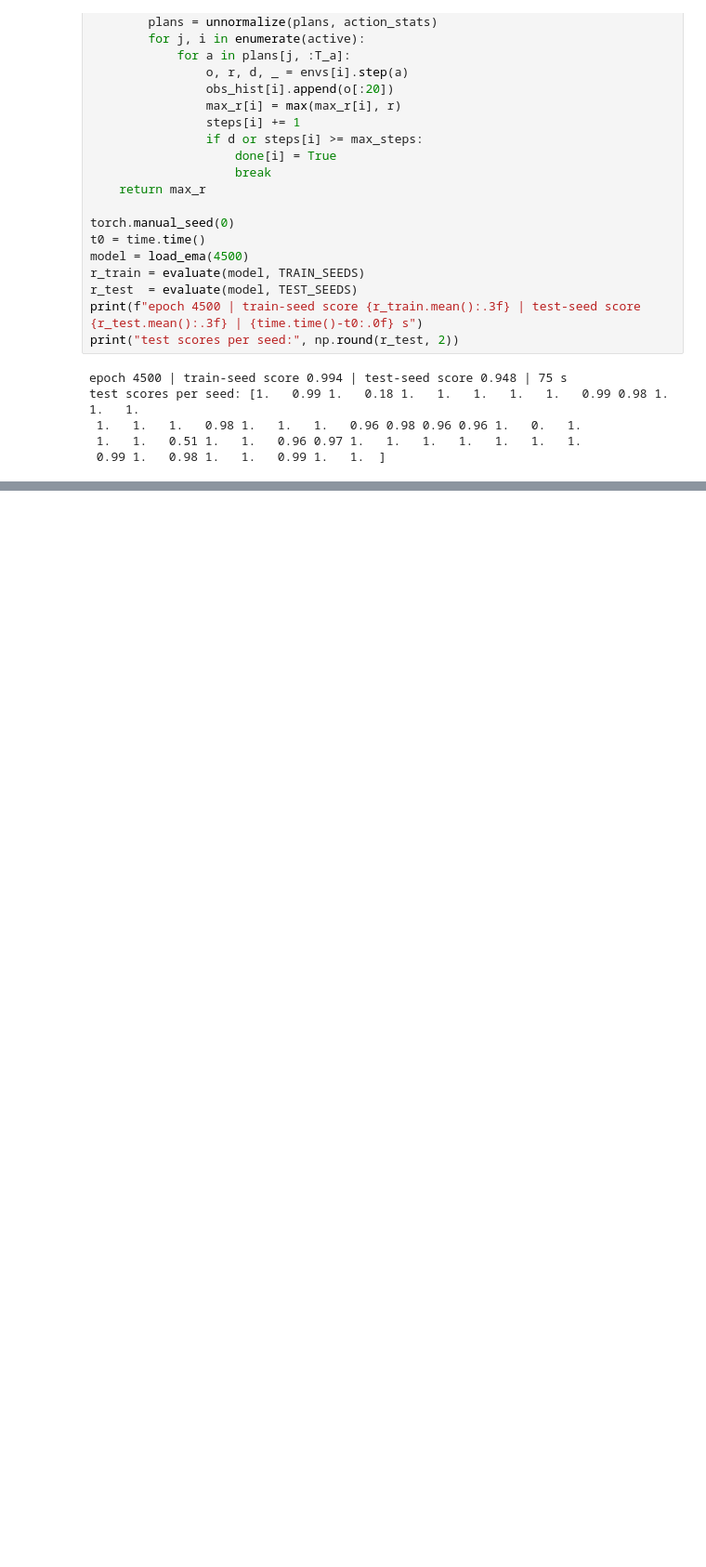
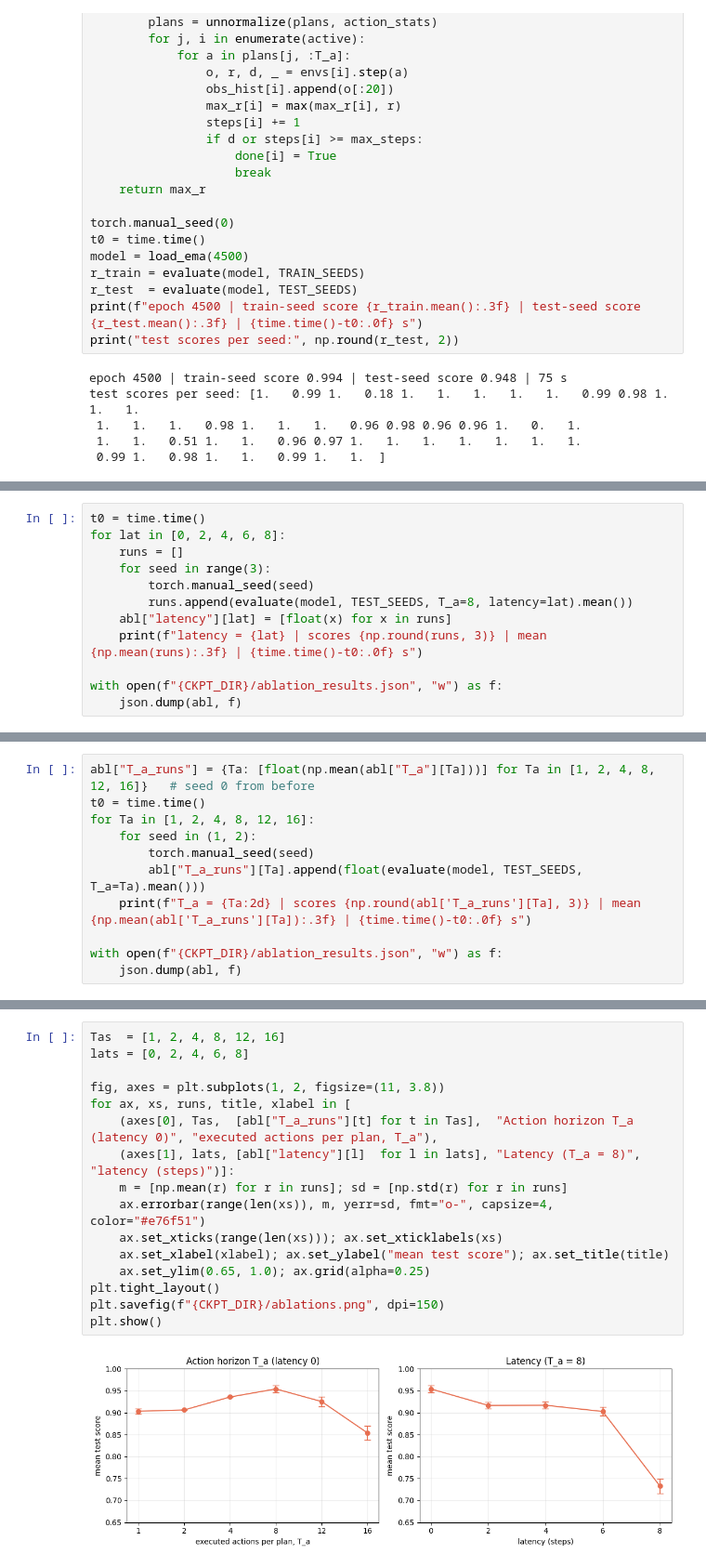
Before and after one commit to SaynaSarvar/visuomotor-diffusion-policy-pusht-reimplementation, a Jupyter notebook: notebooks/pusht_diffusion_policy.ipynb, the cells around one changed output, grey strips where cells are left out. Shown at 93% size. Drawn from its saved outputs; the diff is of its cells as text; blank space fills up the shorter version.

```diff
--- a/notebooks/pusht_diffusion_policy.ipynb
+++ b/notebooks/pusht_diffusion_policy.ipynb
@@ -834,0 +852,12 @@ with open(f"{CKPT_DIR}/ablation_results.json", "w") as f:
+# %%
+t0 = time.time()
+for lat in [0, 2, 4, 6, 8]:
+    runs = []
+    for seed in range(3):
+        torch.manual_seed(seed)
+        runs.append(evaluate(model, TEST_SEEDS, T_a=8, latency=lat).mean())
+    abl["latency"][lat] = [float(x) for x in runs]
+    print(f"latency = {lat} | scores {np.round(runs, 3)} | mean {np.mean(runs):.3f} | {time.time()-t0:.0f} s")
+
+with open(f"{CKPT_DIR}/ablation_results.json", "w") as f:
+    json.dump(abl, f)
@@ -834,0 +918,11 @@ with open(f"{CKPT_DIR}/ablation_results.json", "w") as f:
+# %%
+abl["T_a_runs"] = {Ta: [float(np.mean(abl["T_a"][Ta]))] for Ta in [1, 2, 4, 8, 12, 16]}   # seed 0 from before
+t0 = time.time()
+for Ta in [1, 2, 4, 8, 12, 16]:
+    for seed in (1, 2):
+        torch.manual_seed(seed)
+        abl["T_a_runs"][Ta].append(float(evaluate(model, TEST_SEEDS, T_a=Ta).mean()))
+    print(f"T_a = {Ta:2d} | scores {np.round(abl['T_a_runs'][Ta], 3)} | mean {np.mean(abl['T_a_runs'][Ta]):.3f} | {time.time()-t0:.0f} s")
+
+with open(f"{CKPT_DIR}/ablation_results.json", "w") as f:
+    json.dump(abl, f)
@@ -834,0 +936,18 @@ with open(f"{CKPT_DIR}/ablation_results.json", "w") as f:
+# %%
+Tas  = [1, 2, 4, 8, 12, 16]
+lats = [0, 2, 4, 6, 8]
+
+fig, axes = plt.subplots(1, 2, figsize=(11, 3.8))
+for ax, xs, runs, title, xlabel in [
+    (axes[0], Tas,  [abl["T_a_runs"][t] for t in Tas],  "Action horizon T_a (latency 0)", "executed actions per plan, T_a"),
+    (axes[1], lats, [abl["latency"][l]  for l in lats], "Latency (T_a = 8)",               "latency (steps)")]:
+    m = [np.mean(r) for r in runs]; sd = [np.std(r) for r in runs]
+    ax.errorbar(range(len(xs)), m, yerr=sd, fmt="o-", capsize=4, color="#e76f51")
+    ax.set_xticks(range(len(xs))); ax.set_xticklabels(xs)
+    ax.set_xlabel(xlabel); ax.set_ylabel("mean test score"); ax.set_title(title)
+    ax.set_ylim(0.65, 1.0); ax.grid(alpha=0.25)
+plt.tight_layout()
+plt.savefig(f"{CKPT_DIR}/ablations.png", dpi=150)
+plt.show()
+# %% [output]
+[figure, added]
```
Also changed, not shown: parts of 28 cells of this notebook, 14 other files.
